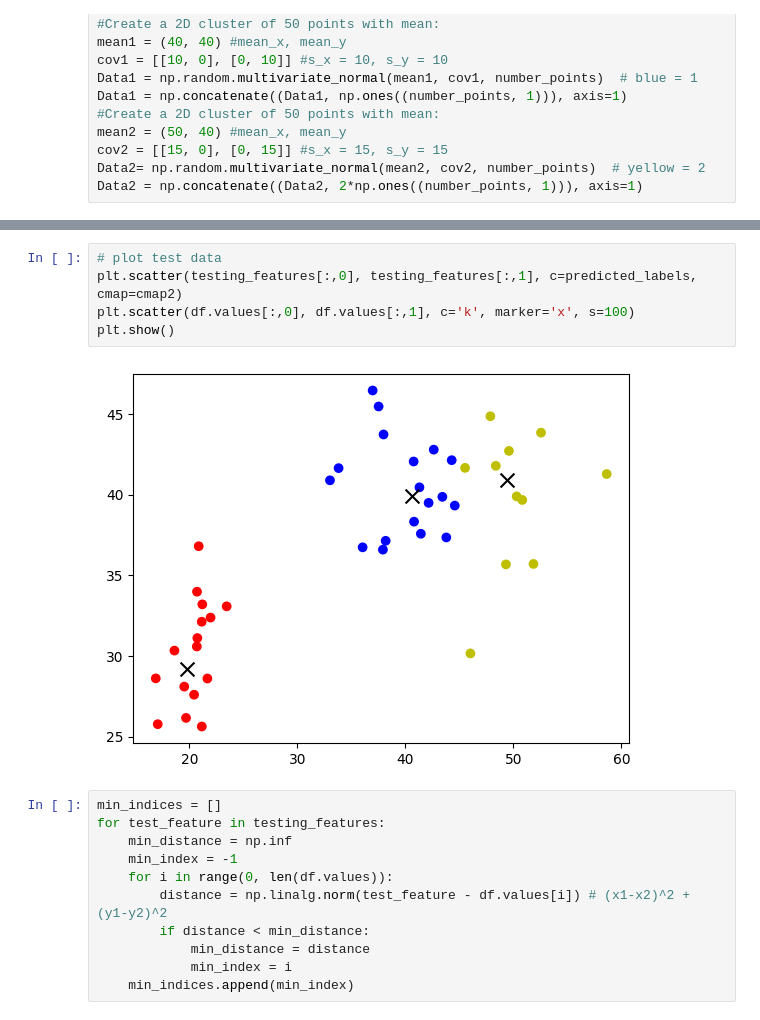
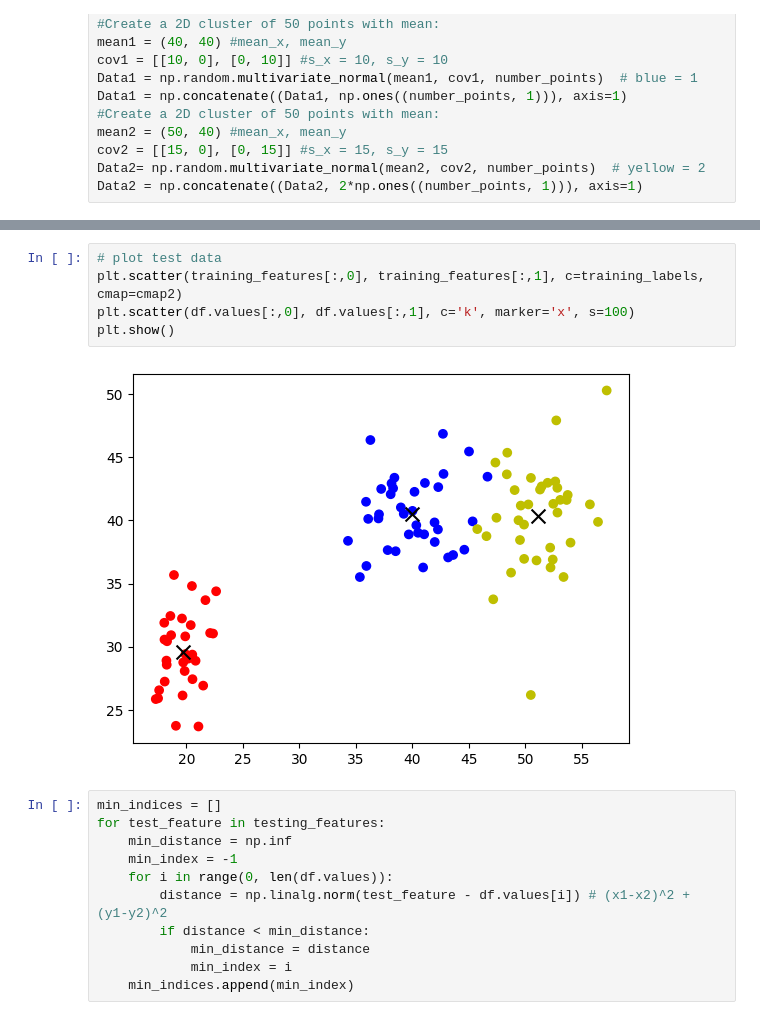
Before and after one commit to Freewifi-100/CPE393-Machine-Learning, a Jupyter notebook: Quiz2/1.ipynb, the cells around one changed output, grey strips where cells are left out. Saved outputs shown, nothing was run; the diff lists cells and outputs as text.

```diff
--- a/Quiz2/1.ipynb
+++ b/Quiz2/1.ipynb
@@ -100,10 +87,10 @@ target
 # %%
 # plot test data
-plt.scatter(testing_features[:,0], testing_features[:,1], c=predicted_labels, cmap=cmap2)
+plt.scatter(training_features[:,0], training_features[:,1], c=training_labels, cmap=cmap2)
 plt.scatter(df.values[:,0], df.values[:,1], c='k', marker='x', s=100)
 plt.show()
 # %% [output]
-[figure, old version]
+[figure, new version]
 # %%
 min_indices = []
 for test_feature in testing_features:
```
Also changed, not shown: parts of 9 cells of this notebook, 5 other files.
